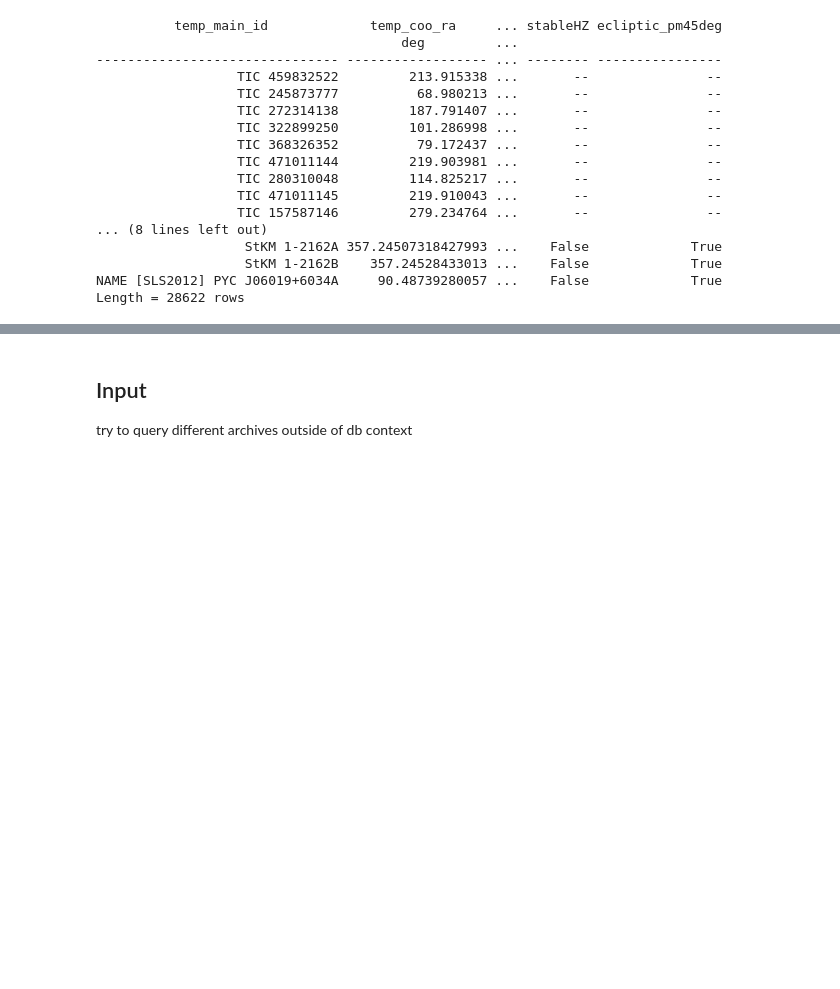
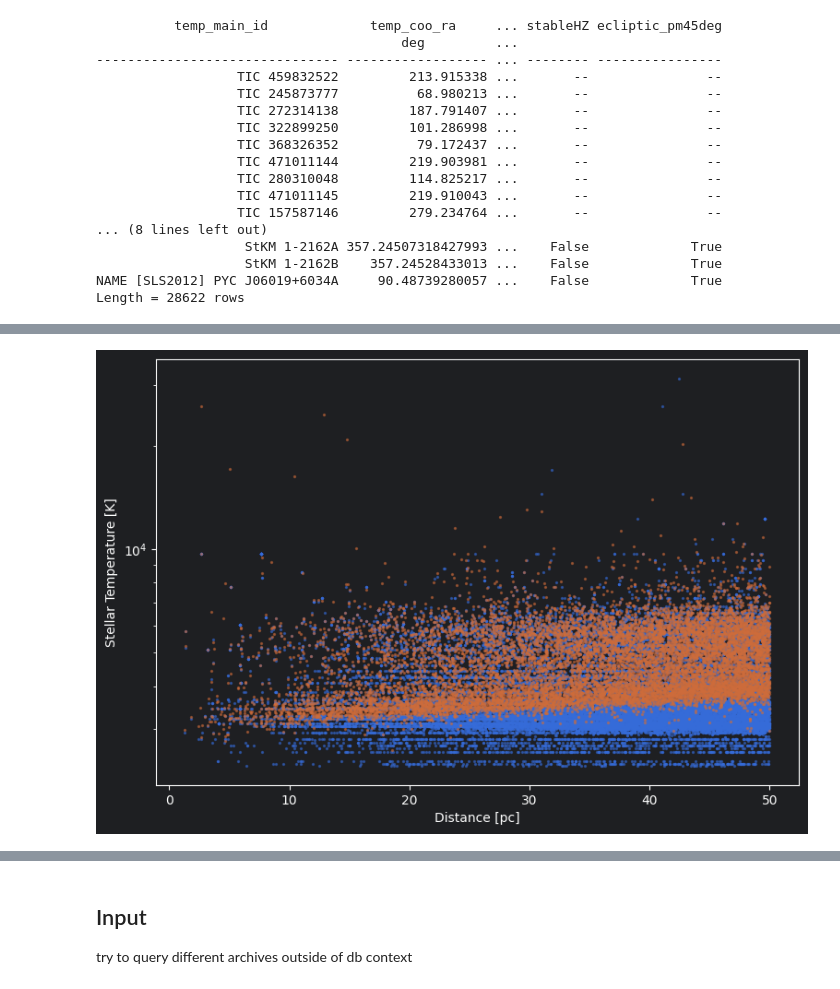
Before and after one commit to fmenti/life_td, a Jupyter notebook: data_generation/life_td_data_generation/NewProject.ipynb, the cells around one changed output, grey strips where cells are left out. Saved outputs shown, nothing was run; the diff lists cells and outputs as text; code cells hidden in the pictures; blank space fills up the shorter version.

```diff
--- a/data_generation/life_td_data_generation/NewProject.ipynb
+++ b/data_generation/life_td_data_generation/NewProject.ipynb
@@ -115,9 +127,4 @@ plt.show()
 # %%
-#I want to get hipc info and for stars not having it available get starcat info
-# so I am going to mask away all stars in starcat that have hipc info
-# then stack hpic together with the remaining stars from starcat
-# this means for the match function that cat 1 is hpic and cat 2 starcat
-
 # what does it mean for the radius, do I just take the rearest neighbor thing from starcat5 or do I need to reduce it?
 # wait, the radius is supposed to be a float?
 
@@ -125,9 +132,9 @@ plt.show()
 mask_cat2_in_cat1 = get_mask_cat2_in_cat1(name_cat1 = hpic["simbad_name"],
                                           ra_cat1 = hpic["ra"],
                                           dec_cat1 = hpic["dec"],
-                                          name_cat2 = starsat5["main_id"],
-                                          ra_cat2 = starsat5["coo_ra"],
-                                          dec_cat2 = starsat5["coo_dec"],
+                                          name_cat2 = starcat5["main_id"],
+                                          ra_cat2 = starcat5["coo_ra"],
+                                          dec_cat2 = starcat5["coo_dec"],
                                           r_arcsec = 50)
 # %%
 print(mask_cat2_in_cat1)
@@ -265,0 +335,17 @@ Length = 28622 rows
+# %%
+
+ylabel = "Stellar Temperature [K]"
+
+fig, ax = plt.subplots(
+        figsize=(9, 6)
+    )  # subplots so that I can overplot old version?
+
+ax.scatter(starcat5["dist_st_value"], starcat5["teff_st_value"], s=2, alpha=0.5)
+ax.scatter(pre_merge_hpic_masked["temp_dist_st_value"], pre_merge_hpic_masked["temp_teff_st_value"], s=2, alpha=0.5)
+ax.set_yscale("log")
+
+ax.set_xlabel("Distance [pc]")
+ax.set_ylabel(ylabel)
+plt.show()
+# %% [output]
+[figure, added]
```
Also changed, not shown: parts of 16 cells of this notebook.
